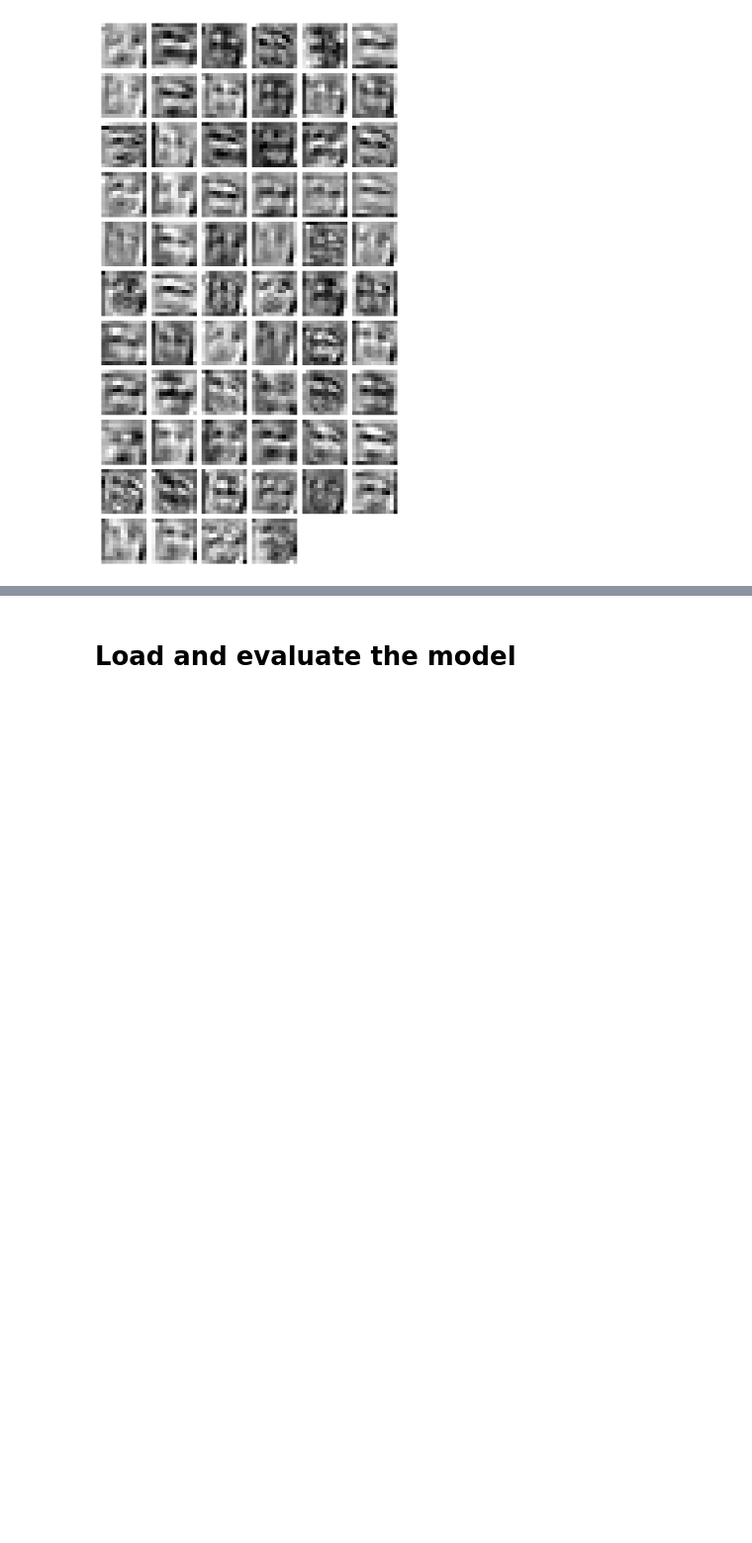
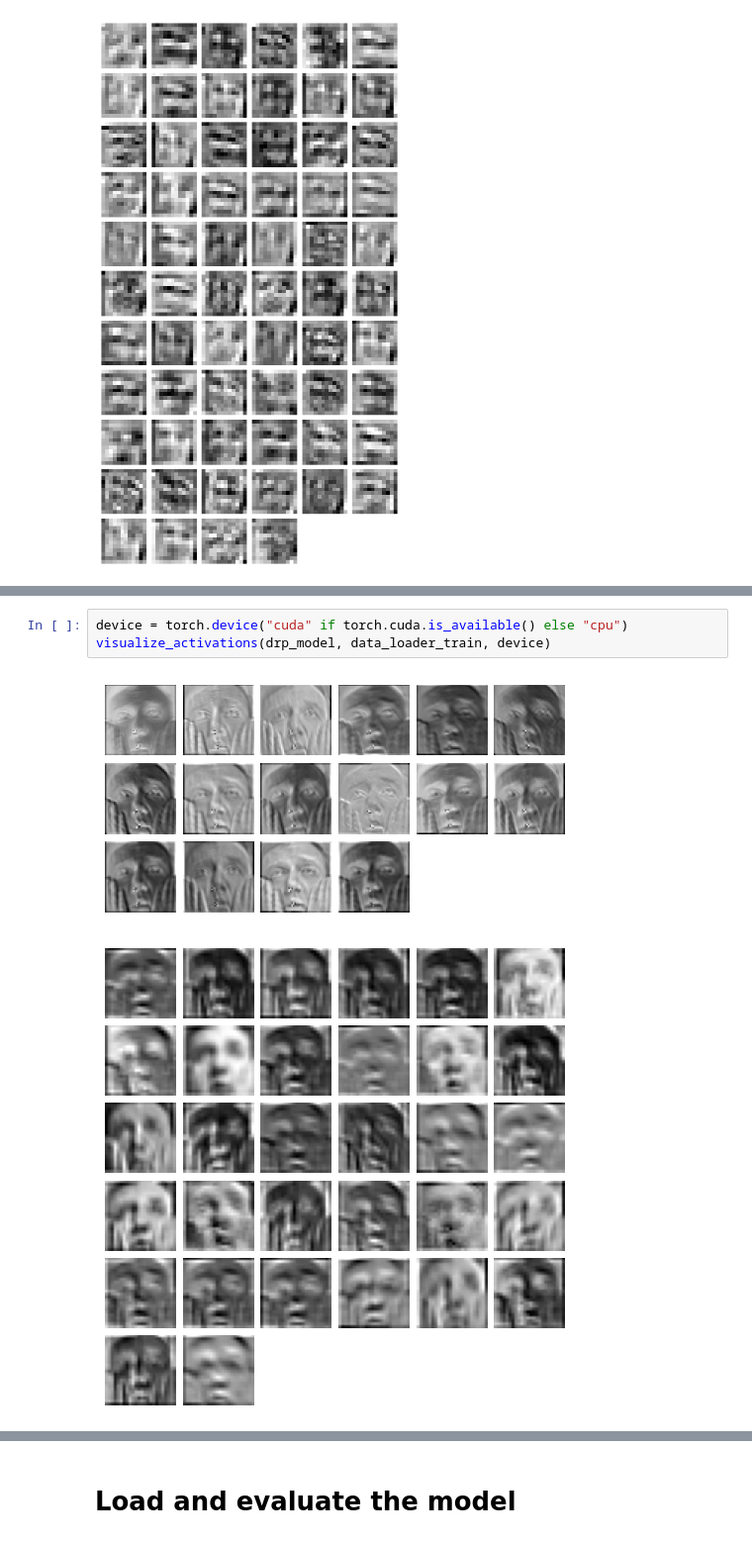
Before and after one commit to georgebaint/Computer-Vision-Facial-Expression-Recognition, a Jupyter notebook: training_and_evaluation.ipynb, the cells around one changed output, grey strips where cells are left out. Shown at 99% size. Cells and saved outputs as stored; diff of their text form; blank space fills up the shorter version.

```diff
--- a/training_and_evaluation.ipynb
+++ b/training_and_evaluation.ipynb
@@ -542,0 +552,6 @@ visualize_activations(model1, data_loader_train, device)
+# %%
+device = torch.device("cuda" if torch.cuda.is_available() else "cpu")
+visualize_activations(drp_model, data_loader_train, device)
+# %% [output]
+[figure, added]
+[figure, added]
```
Also changed, not shown: parts of 20 cells of this notebook, 4 other files.
